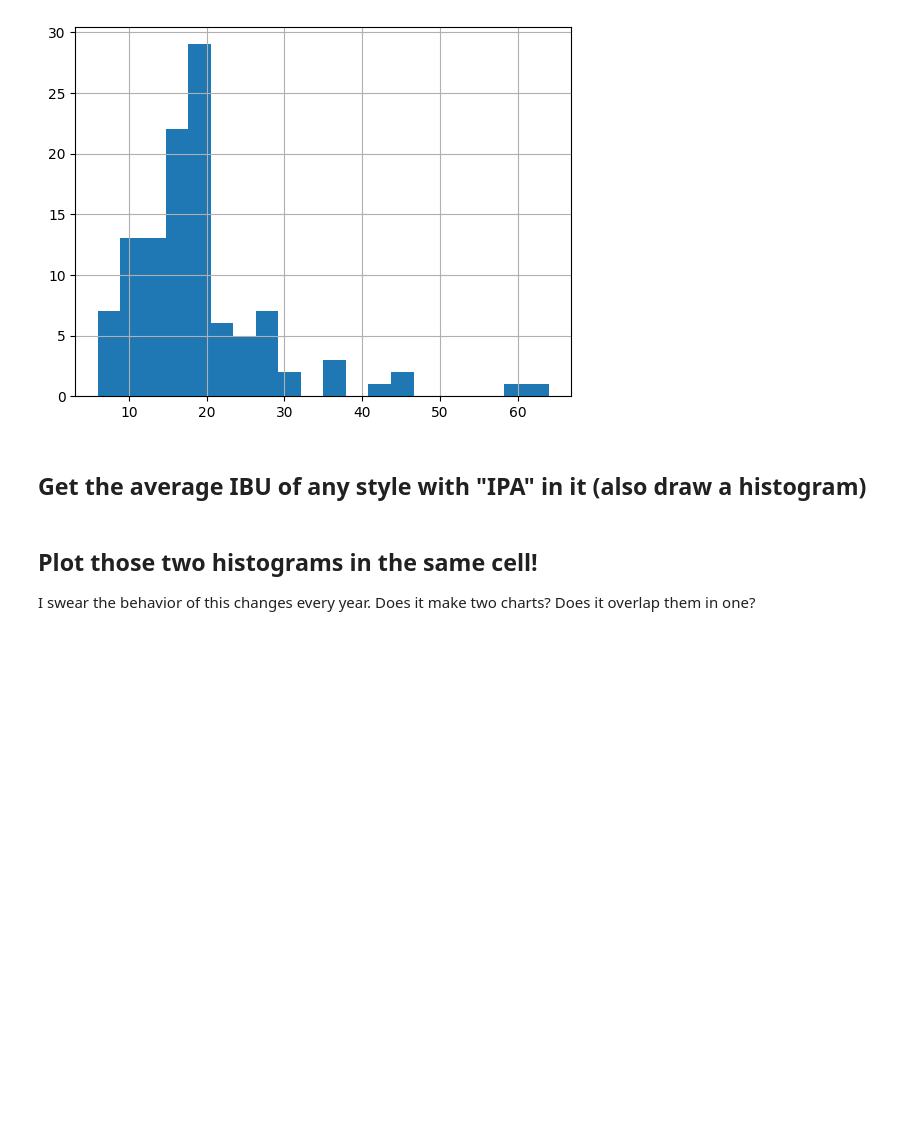
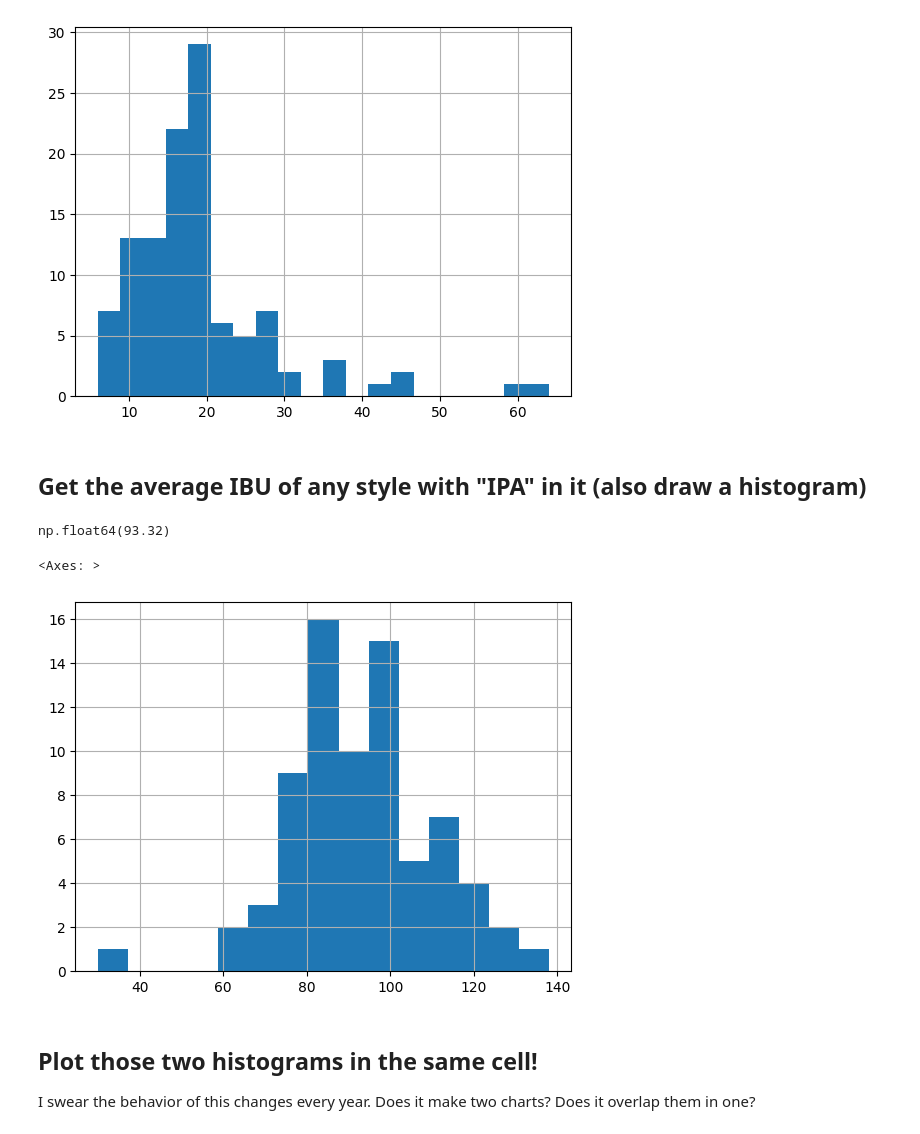
Before and after one commit to olafkoenig/07-homework-updated, a Jupyter notebook: 01-beer/Dataset ONE - Beer cans.ipynb, the cells around one changed output. Drawn from its saved outputs; the diff is of its cells as text; code cells hidden in the pictures; blank space fills up the shorter version.

Commit message:
Update Dataset ONE - Beer cans.ipynb
finished exercice beers

```diff
--- a/01-beer/Dataset ONE - Beer cans.ipynb
+++ b/01-beer/Dataset ONE - Beer cans.ipynb
@@ -539,8 +536,16 @@ np.float64(18.982142857142858)
 [figure]
 # %% [markdown]
 ## Get the average IBU of any style with "IPA" in it (also draw a histogram)
+# %%
+# I take this IPA which has a lot of beers
+df[df['Style'] == "American Double / Imperial IPA"]['IBUs'].mean()
+# %% [output]
+np.float64(93.32)
 # %%
-"American Double / Imperial IPA"
+df[df['Style'] == "American Double / Imperial IPA"]['IBUs'].hist(bins=15)
+# %% [output]
+<Axes: >
+[figure, added]
 # %% [markdown]
 ## Plot those two histograms in the same cell!
 
```
Also changed, not shown: parts of 5 cells of this notebook.
